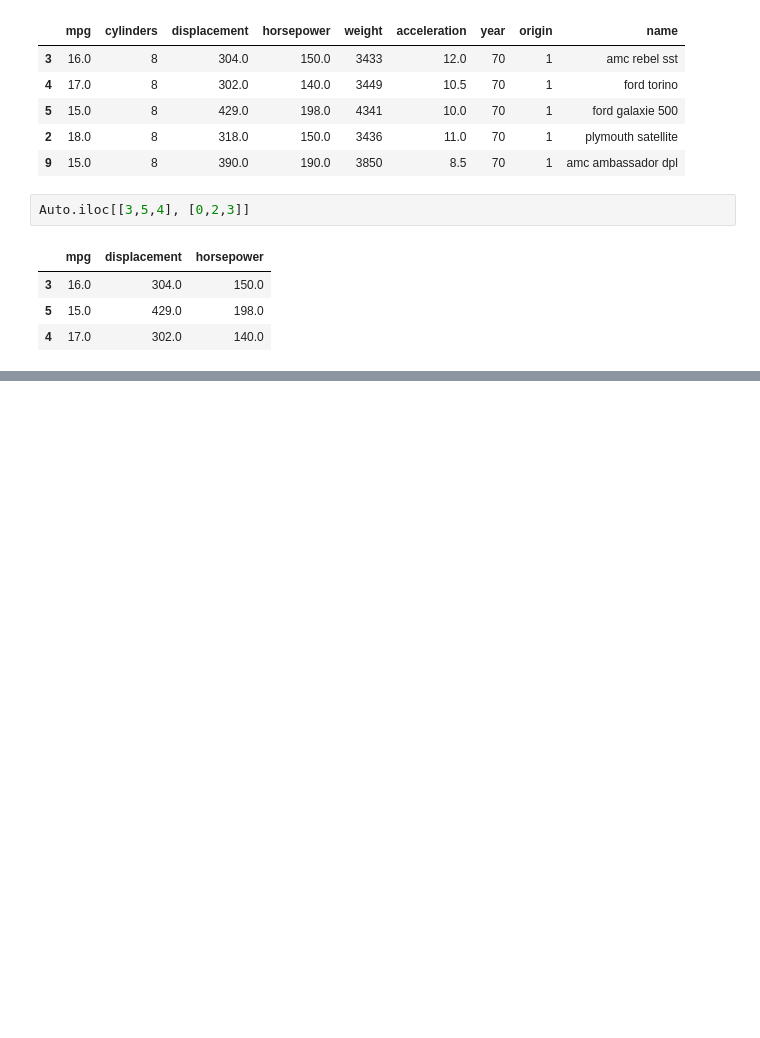
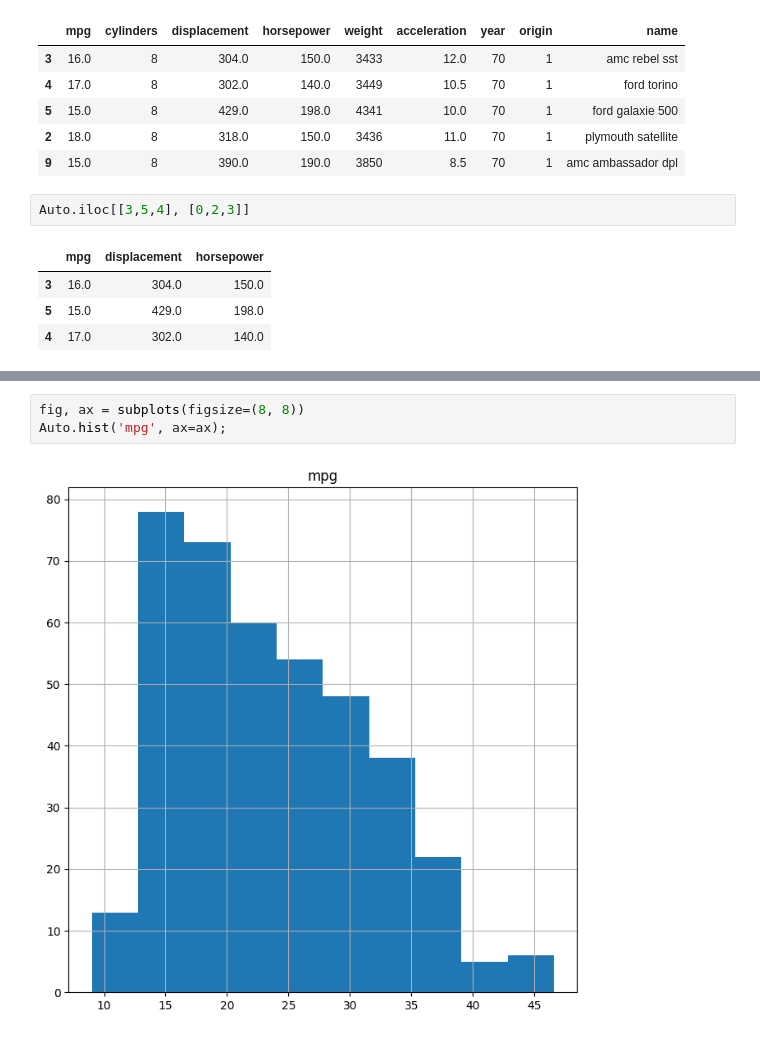
Before and after one commit to aryanshygun/ISP, a Jupyter notebook: chapter2/ISL_chapter2.ipynb, the cells around one changed output, grey strips where cells are left out. Saved outputs shown, nothing was run; the diff lists cells and outputs as text; blank space fills up the shorter version.

```diff
--- a/chapter2/ISL_chapter2.ipynb
+++ b/chapter2/ISL_chapter2.ipynb
@@ -560,0 +609,5 @@ Auto.iloc[[3,5,4], [0,2,3]]
+# %%
+fig, ax = subplots(figsize=(8, 8))
+Auto.hist('mpg', ax=ax);
+# %% [output]
+[figure, added]
```
Also changed, not shown: parts of 13 cells of this notebook.
